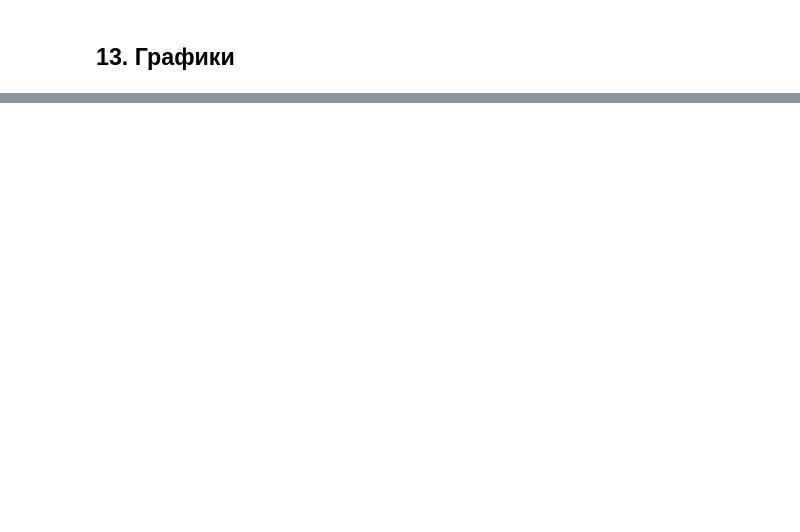
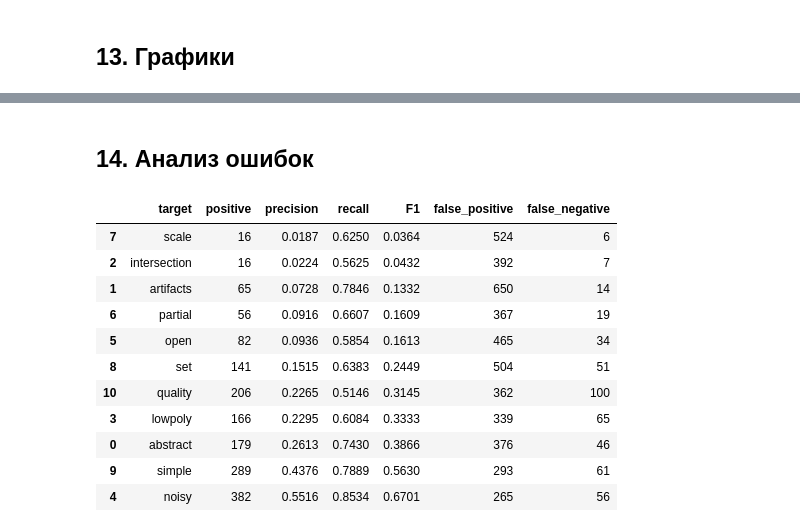
Before and after one commit to gasich27/AI-Challenge-2026-MainStage, a Jupyter notebook: pointnetpp_baseline.ipynb, the cells around one changed output, grey strips where cells are left out. Saved outputs shown, nothing was run; the diff lists cells and outputs as text; code cells hidden in the pictures; blank space fills up the shorter version.

```diff
--- a/pointnetpp_baseline.ipynb
+++ b/pointnetpp_baseline.ipynb
@@ -476,0 +474,42 @@ plt.show()
+# %% [markdown]
+## 14. Анализ ошибок
+# %%
+from sklearn.metrics import precision_score, recall_score
+
+val_predictions = (val_probabilities >= 0.5).astype(int)
+
+error_table = pd.DataFrame({
+    'target': target_columns,
+    'positive': val_targets.sum(axis=0).astype(int),
+    'precision': precision_score(
+        val_targets, val_predictions, average=None, zero_division=0
+    ),
+    'recall': recall_score(
+        val_targets, val_predictions, average=None, zero_division=0
+    ),
+    'F1': f1_score(
+        val_targets, val_predictions, average=None, zero_division=0
+    )
+})
+
+error_table['false_positive'] = (
+    (val_predictions == 1) & (val_targets == 0)
+).sum(axis=0)
+error_table['false_negative'] = (
+    (val_predictions == 0) & (val_targets == 1)
+).sum(axis=0)
+
+error_table.sort_values('F1').round(4)
+# %% [output]
+|  | target | positive | precision | recall | F1 | false_positive | false_negative |
+| 7 | scale | 16 | 0.0187 | 0.6250 | 0.0364 | 524 | 6 |
+| 2 | intersection | 16 | 0.0224 | 0.5625 | 0.0432 | 392 | 7 |
+| 1 | artifacts | 65 | 0.0728 | 0.7846 | 0.1332 | 650 | 14 |
+| 6 | partial | 56 | 0.0916 | 0.6607 | 0.1609 | 367 | 19 |
+| 5 | open | 82 | 0.0936 | 0.5854 | 0.1613 | 465 | 34 |
+| 8 | set | 141 | 0.1515 | 0.6383 | 0.2449 | 504 | 51 |
+| 10 | quality | 206 | 0.2265 | 0.5146 | 0.3145 | 362 | 100 |
+| 3 | lowpoly | 166 | 0.2295 | 0.6084 | 0.3333 | 339 | 65 |
+| 0 | abstract | 179 | 0.2613 | 0.7430 | 0.3866 | 376 | 46 |
+| 9 | simple | 289 | 0.4376 | 0.7889 | 0.5630 | 293 | 61 |
+| 4 | noisy | 382 | 0.5516 | 0.8534 | 0.6701 | 265 | 56 |
```
Also changed, not shown: parts of 8 cells of this notebook.
